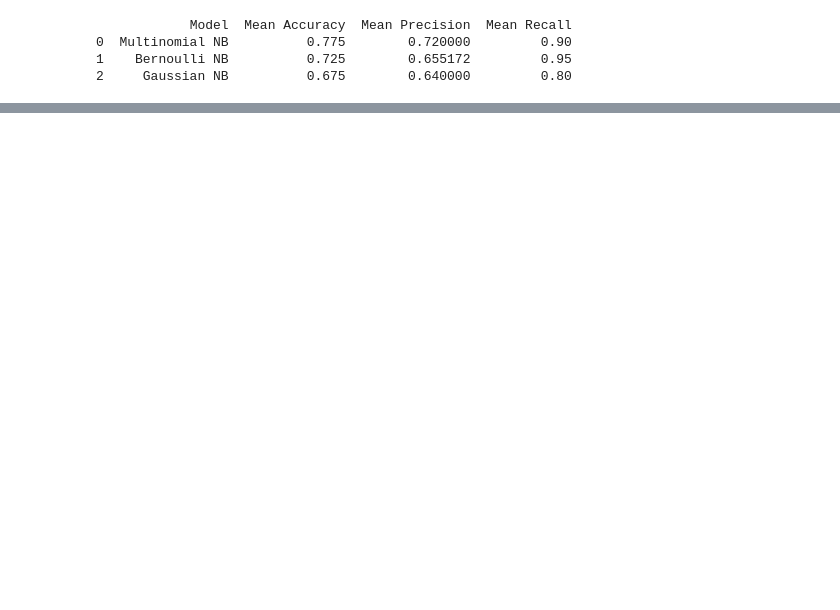
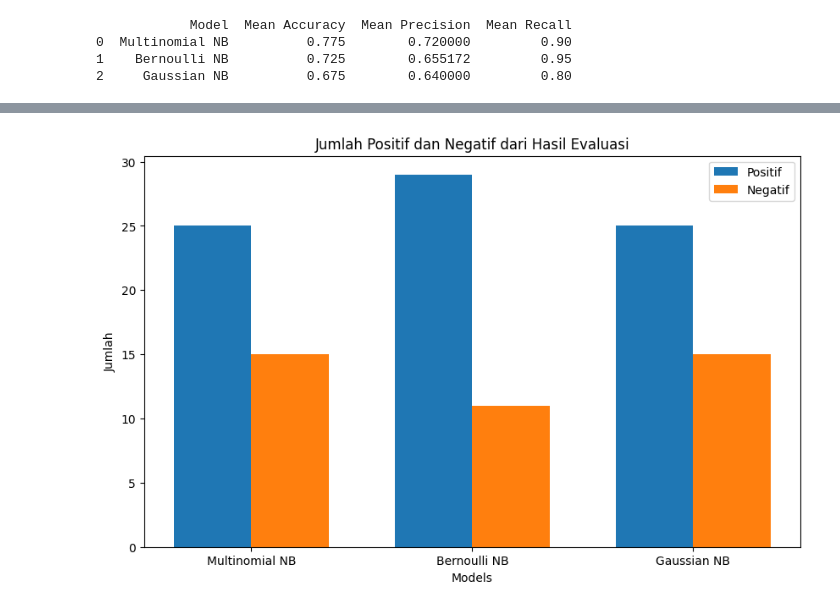
Before and after one commit to mahsyazeta/NBPSO, a Jupyter notebook: nbpso/naiveBayes.ipynb, the cells around one changed output, grey strips where cells are left out. Drawn from its saved outputs; the diff is of its cells as text; code cells hidden in the pictures; blank space fills up the shorter version.

```diff
--- a/nbpso/naiveBayes.ipynb
+++ b/nbpso/naiveBayes.ipynb
@@ -286,0 +233,23 @@ print(results_df)
+# %%
+# Menghitung jumlah positif dan negatif dari prediksi
+positif_counts = [np.sum(predict == 1) for predict in [predict, predict_bnb, predict_gnb]]
+negatif_counts = [np.sum(predict == 0) for predict in [predict, predict_bnb, predict_gnb]]
+
+# Visualisasi jumlah positif dan negatif
+plt.figure(figsize=(10, 6))
+
+bar_width = 0.35
+index = np.arange(len(models))
+
+plt.bar(index, positif_counts, bar_width, label='Positif')
+plt.bar(index + bar_width, negatif_counts, bar_width, label='Negatif')
+
+plt.xlabel('Models')
+plt.ylabel('Jumlah')
+plt.title('Jumlah Positif dan Negatif dari Hasil Evaluasi')
+plt.xticks(index + bar_width / 2, models)
+plt.legend()
+
+plt.show()
+# %% [output]
+[figure, added]
```
Also changed, not shown: parts of 26 cells of this notebook.
